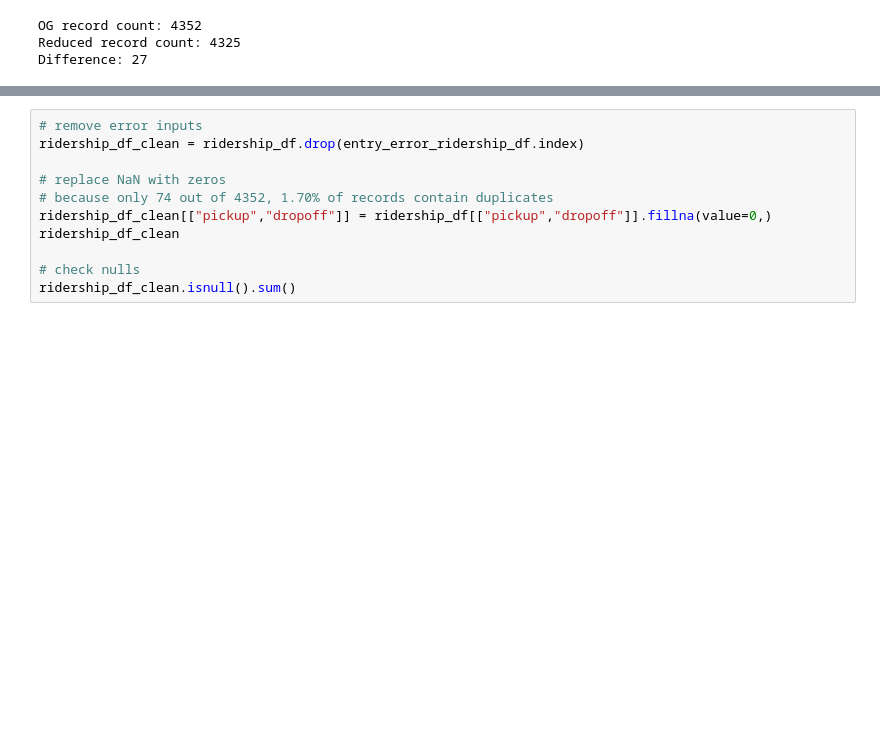
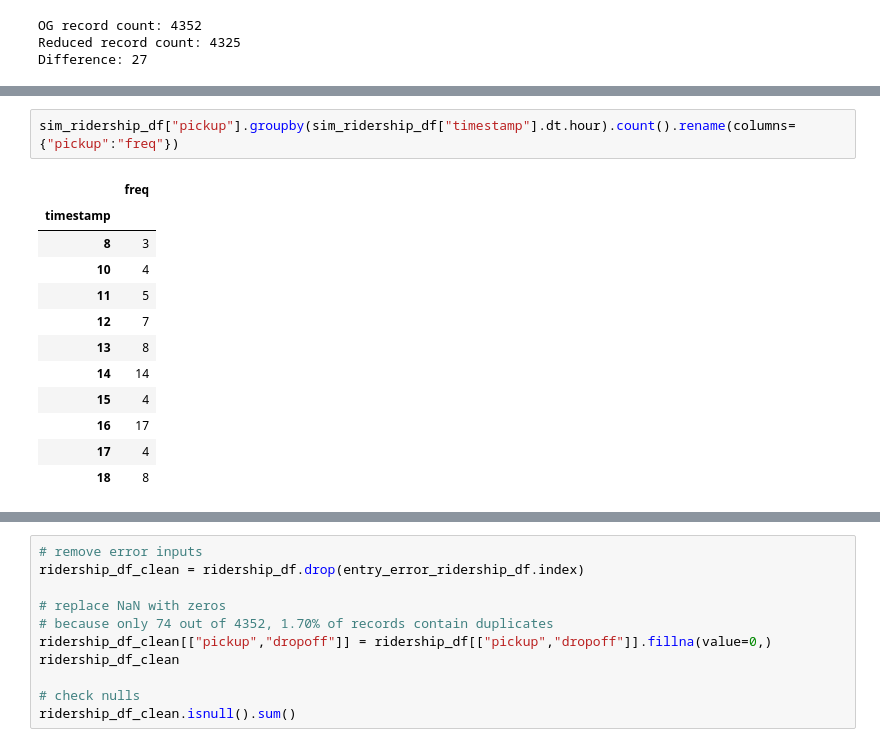
Before and after one commit to jrosilam/MayMobility_TakeHome, a Jupyter notebook: takehome_test.ipynb, the cells around one changed output, grey strips where cells are left out. Saved outputs shown, nothing was run; the diff lists cells and outputs as text; blank space fills up the shorter version.

```diff
--- a/takehome_test.ipynb
+++ b/takehome_test.ipynb
@@ -428,0 +404,15 @@ There was 74 records of a pickup and a dropoff at the same time.
+# %%
+sim_ridership_df["pickup"].groupby(sim_ridership_df["timestamp"].dt.hour).count().rename(columns={"pickup":"freq"})
+# %% [output]
+|  | freq |
+| timestamp |  |
+| 8 | 3 |
+| 10 | 4 |
+| 11 | 5 |
+| 12 | 7 |
+| 13 | 8 |
+| 14 | 14 |
+| 15 | 4 |
+| 16 | 17 |
+| 17 | 4 |
+| 18 | 8 |
```
Also changed, not shown: parts of 21 cells of this notebook.
